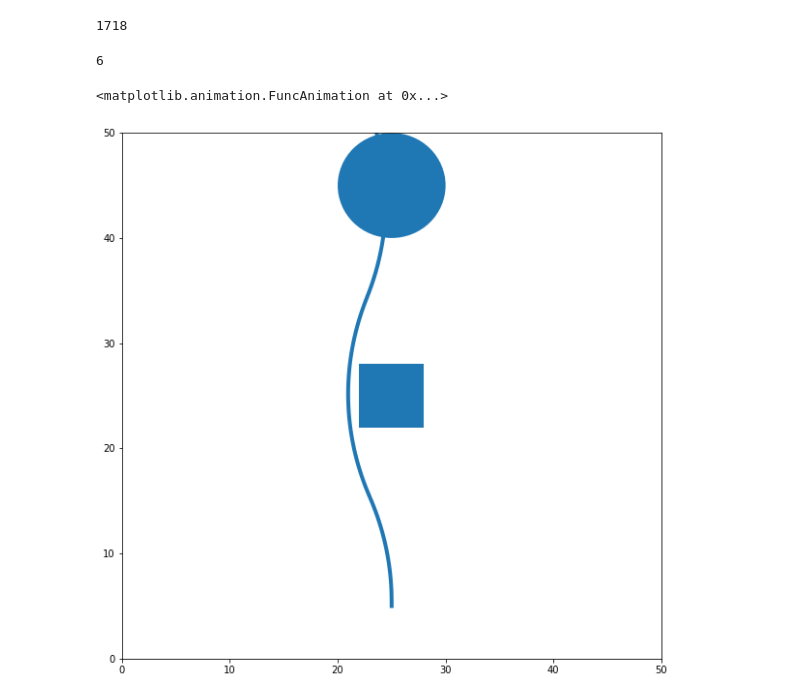
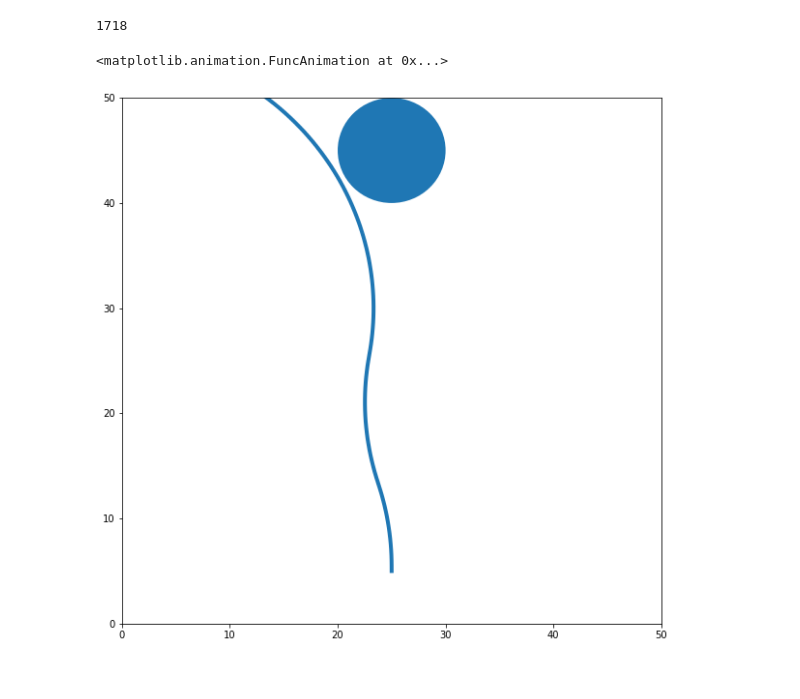
Before and after one commit to Stanford-ILIAD/reward_adaptation, a Jupyter notebook: experiments/gridworld_continuous/traj_viz.ipynb, the cells around one changed output. Saved outputs shown, nothing was run; the diff lists cells and outputs as text; code cells hidden in the pictures.

```diff
--- a/experiments/gridworld_continuous/traj_viz.ipynb
+++ b/experiments/gridworld_continuous/traj_viz.ipynb
@@ -19,7 +19,7 @@ def excel_style(col):
 cols = []
 for col_no in range(1, 100):
     cols.append(excel_style(col_no))
-model = "B6B0B6_RL"
+model = "B0L"
 df = pd.read_csv("../../output/gridworld_continuous/{}/trajs.csv".format(model), names=cols)
 
 
@@ -51,37 +51,36 @@ rc('animation', html='html5')
 width = 50
 height = 50
 fig, ax = plt.subplots(figsize=(10,10))
 ax.set_xlim(0,50)
 ax.set_ylim(0,50)
 ln, = ax.plot([],[], lw=4)
 goal = Circle((width/2., height-5.), 5)
 ax.add_artist(goal)
-if ('0' not in model[1] or '0' not in model[7]):
+if ('0' not in model[1]):
     #if len(model)<8:
     barrier_size = int(model[1])
     #else:
     #    barrier_size = int(model[7])
     print(barrier_size)
     centerx, centery = width/2., height/2.
     barrier = Rectangle((centerx-(barrier_size/2.), centery-(barrier_size/2.)), barrier_size, barrier_size)
     ax.add_artist(barrier)
 
 
 def init():
     ln.set_data([],[])
     return ln,
 
 def animate(i):
     ln.set_data(trajs[i][:,0], trajs[i][:,1])
     return ln,
 
 anim = FuncAnimation(fig, animate, init_func=init,
                     frames=len(training_steps), interval=40, blit=True)
 anim
 # %% [output]
-6
+<matplotlib.animation.FuncAnimation at 0x...>
-<matplotlib.animation.FuncAnimation at 0x...>
-[figure, old version]
+[figure, new version]
 # %%
 Writer = animation.writers['ffmpeg']
 writer = Writer(fps=20, metadata=dict(artist='Me'), bitrate=1800)
```
Also changed, not shown: 3 other files.
